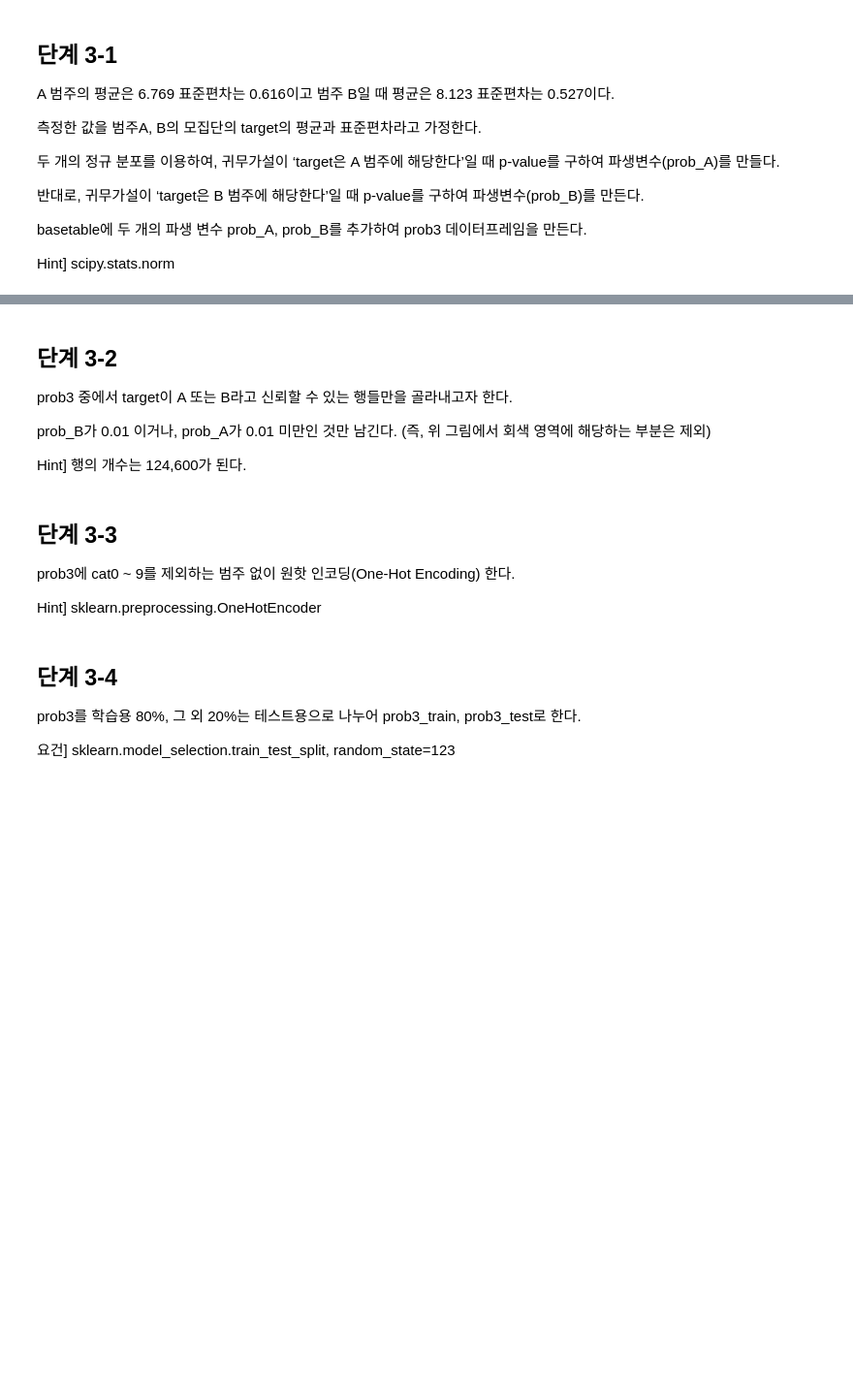
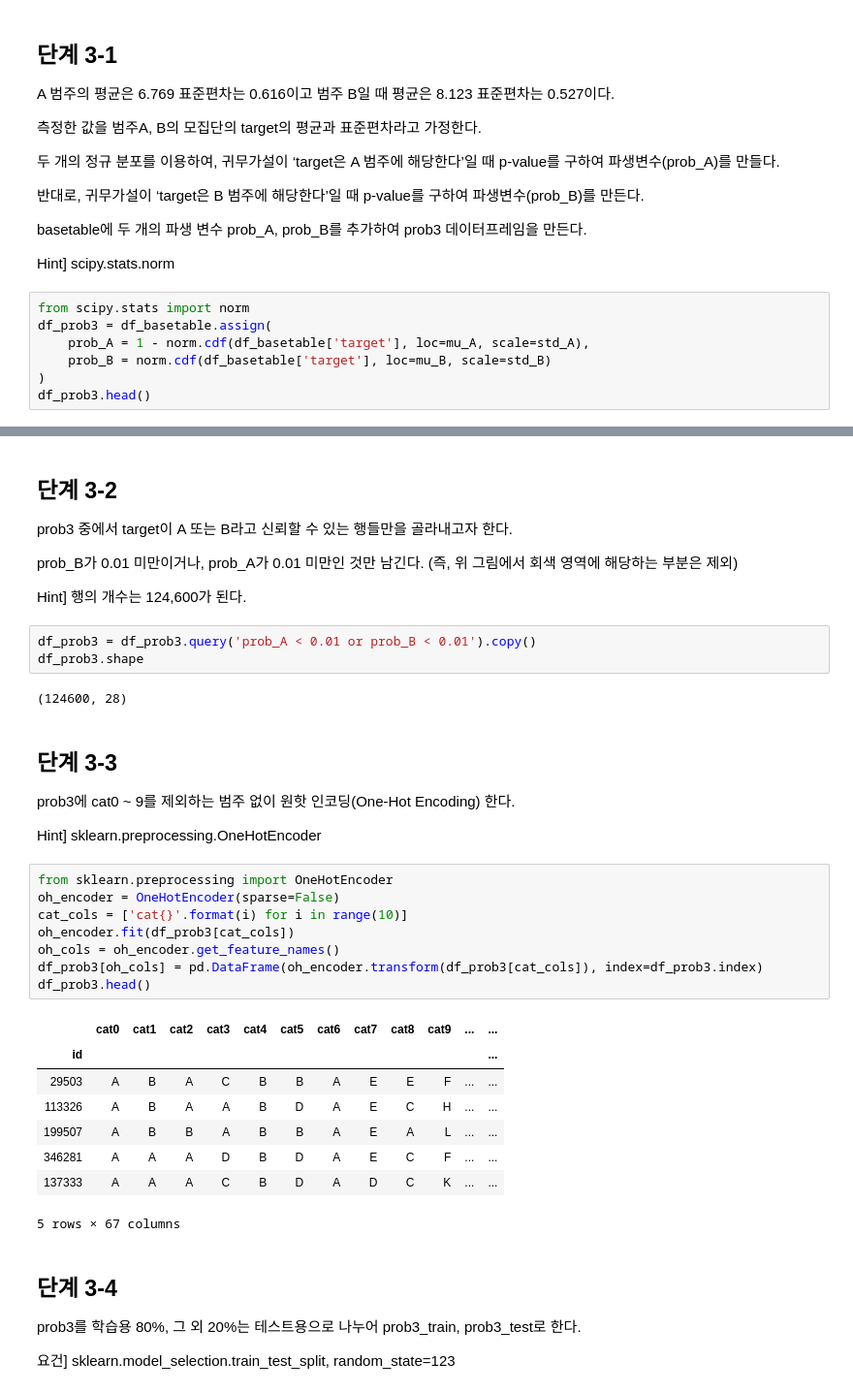
Before and after one commit to sunkusun9/DS_lv3_2304, a Jupyter notebook: sec_ds_lv3_prob2_prob.ipynb, the cells around one changed output, grey strips where cells are left out. Shown: that part at 97% size. Drawn from its saved outputs; the diff is of its cells as text; blank space fills up the shorter version.

```diff
--- a/sec_ds_lv3_prob2_prob.ipynb
+++ b/sec_ds_lv3_prob2_prob.ipynb
@@ -760,3 +758,10 @@ A 범주의 평균은 6.769 표준편차는 0.616이고 범주 B일 때 평균
 basetable에 두 개의 파생 변수 prob_A, prob_B를 추가하여 prob3 데이터프레임을 만든다.
 
 Hint] scipy.stats.norm
+# %%
+from scipy.stats import norm
+df_prob3 = df_basetable.assign(
+    prob_A = 1 - norm.cdf(df_basetable['target'], loc=mu_A, scale=std_A),
+    prob_B = norm.cdf(df_basetable['target'], loc=mu_B, scale=std_B)
+)
+df_prob3.head()
@@ -765,15 +779,37 @@ Hint] scipy.stats.norm
 
 prob3 중에서 target이 A 또는 B라고 신뢰할 수 있는 행들만을 골라내고자 한다.
 
-prob_B가 0.01 이거나, prob_A가 0.01 미만인 것만 남긴다. (즉, 위 그림에서 회색 영역에 해당하는 부분은 제외)
+prob_B가 0.01 미만이거나, prob_A가 0.01 미만인 것만 남긴다. (즉, 위 그림에서 회색 영역에 해당하는 부분은 제외)
 
 Hint] 행의 개수는 124,600가 된다.
+# %%
+df_prob3 = df_prob3.query('prob_A < 0.01 or prob_B < 0.01').copy()
+df_prob3.shape
+# %% [output]
+(124600, 28)
 # %% [markdown]
 ## 단계 3-3
 
 prob3에 cat0 ~ 9를 제외하는 범주 없이 원핫 인코딩(One-Hot Encoding) 한다.
 
 Hint] sklearn.preprocessing.OneHotEncoder
+# %%
+from sklearn.preprocessing import OneHotEncoder
+oh_encoder = OneHotEncoder(sparse=False)
+cat_cols = ['cat{}'.format(i) for i in range(10)]
+oh_encoder.fit(df_prob3[cat_cols])
+oh_cols = oh_encoder.get_feature_names()
+df_prob3[oh_cols] = pd.DataFrame(oh_encoder.transform(df_prob3[cat_cols]), index=df_prob3.index)
+df_prob3.head()
+# %% [output]
+|  | cat0 | cat1 | cat2 | cat3 | cat4 | cat5 | cat6 | cat7 | cat8 | cat9 | ... | ... |
+| id |  |  |  |  |  |  |  |  |  |  |  | ... |
+| 29503 | A | B | A | C | B | B | A | E | E | F | ... | ... |
+| 113326 | A | B | A | A | B | D | A | E | C | H | ... | ... |
+| 199507 | A | B | B | A | B | B | A | E | A | L | ... | ... |
+| 346281 | A | A | A | D | B | D | A | E | C | F | ... | ... |
+| 137333 | A | A | A | C | B | D | A | D | C | K | ... | ... |
+5 rows × 67 columns
 # %% [markdown]
 ## 단계 3-4
 
```
Also changed, not shown: parts of 59 cells of this notebook.
